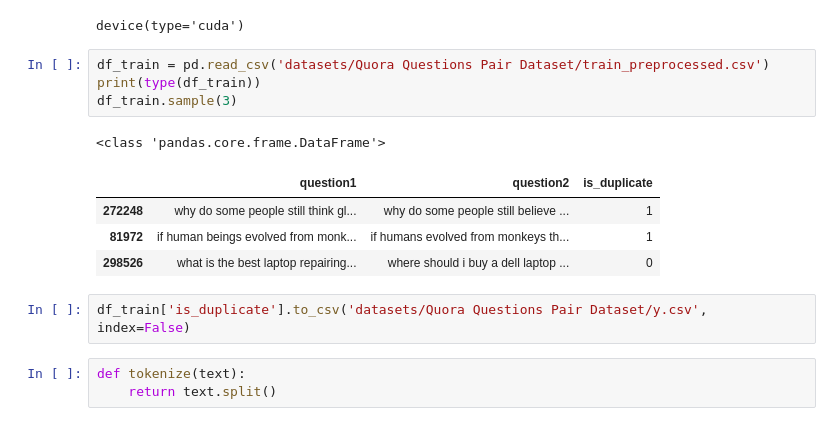
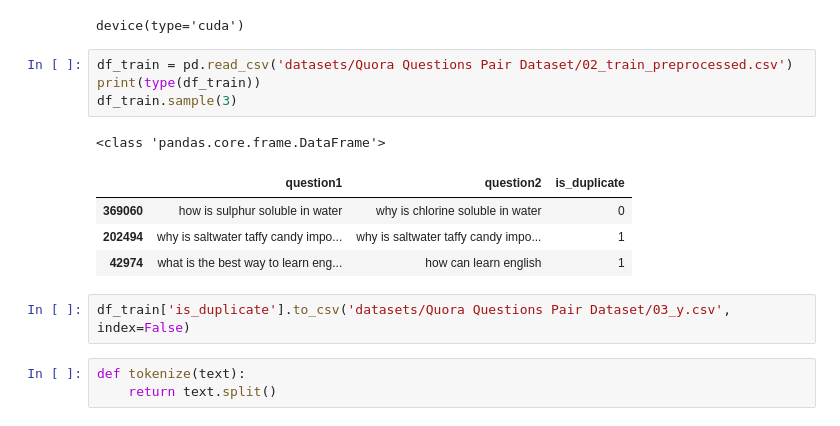
Before and after one commit to grv08singh/01_masterRepo, a Jupyter notebook: 01_My_Learnings/02_Python/05_NLP/04_4_Quora_W2V_Embeddings.ipynb, the cells around one changed output. Cells and saved outputs as stored; diff of their text form.

```diff
--- a/01_My_Learnings/02_Python/05_NLP/04_4_Quora_W2V_Embeddings.ipynb
+++ b/01_My_Learnings/02_Python/05_NLP/04_4_Quora_W2V_Embeddings.ipynb
@@ -18,17 +18,17 @@ DEVICE
 # %% [output]
 device(type='cuda')
 # %%
-df_train = pd.read_csv('datasets/Quora Questions Pair Dataset/train_preprocessed.csv')
+df_train = pd.read_csv('datasets/Quora Questions Pair Dataset/02_train_preprocessed.csv')
 print(type(df_train))
 df_train.sample(3)
 # %% [output]
 <class 'pandas.core.frame.DataFrame'>
 |  | question1 | question2 | is_duplicate |
-| 272248 | why do some people still think gl... | why do some people still believe ... | 1 |
-| 81972 | if human beings evolved from monk... | if humans evolved from monkeys th... | 1 |
-| 298526 | what is the best laptop repairing... | where should i buy a dell laptop ... | 0 |
+| 369060 | how is sulphur soluble in water | why is chlorine soluble in water | 0 |
+| 202494 | why is saltwater taffy candy impo... | why is saltwater taffy candy impo... | 1 |
+| 42974 | what is the best way to learn eng... | how can learn english | 1 |
 # %%
-df_train['is_duplicate'].to_csv('datasets/Quora Questions Pair Dataset/y.csv', index=False)
+df_train['is_duplicate'].to_csv('datasets/Quora Questions Pair Dataset/03_y.csv', index=False)
 # %%
 def tokenize(text):
     return text.split()
```
Also changed, not shown: parts of 6 cells of this notebook, 14 other files.
